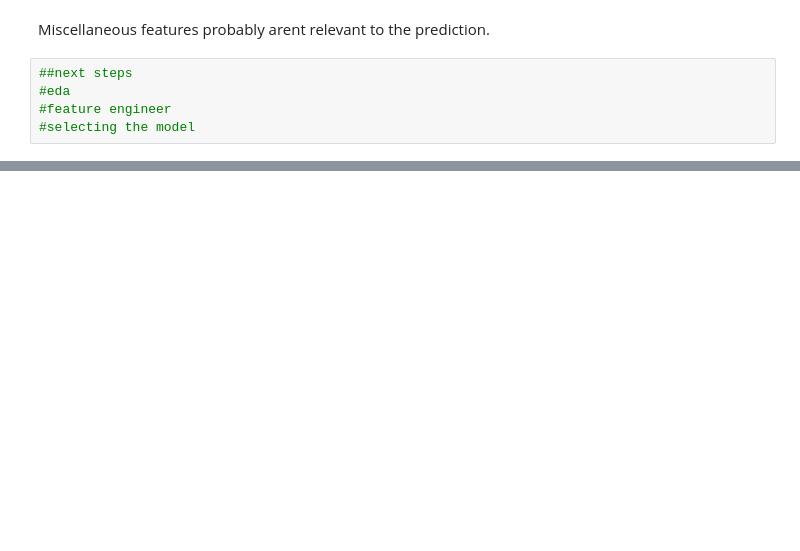
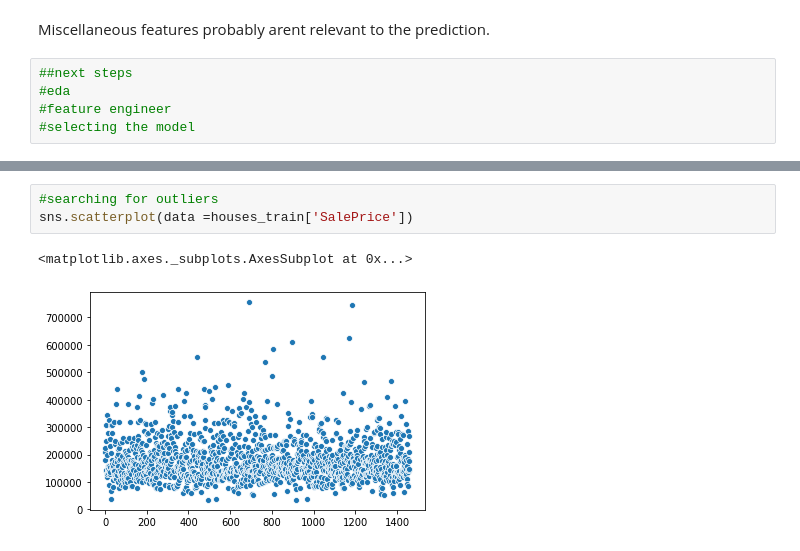
Before and after one commit to RaphaelRoriz/Machine-learning, a Jupyter notebook: housesPricesDataset/House Prices regressions.ipynb, the cells around one changed output, grey strips where cells are left out. Saved outputs shown, nothing was run; the diff lists cells and outputs as text; blank space fills up the shorter version.

```diff
--- a/housesPricesDataset/House Prices regressions.ipynb
+++ b/housesPricesDataset/House Prices regressions.ipynb
@@ -633,0 +698,6 @@ Miscellaneous features probably arent relevant to the prediction.
+# %%
+#searching for outliers
+sns.scatterplot(data =houses_train['SalePrice'])
+# %% [output]
+<matplotlib.axes._subplots.AxesSubplot at 0x...>
+[figure, added]
```
Also changed, not shown: parts of 68 cells of this notebook.
